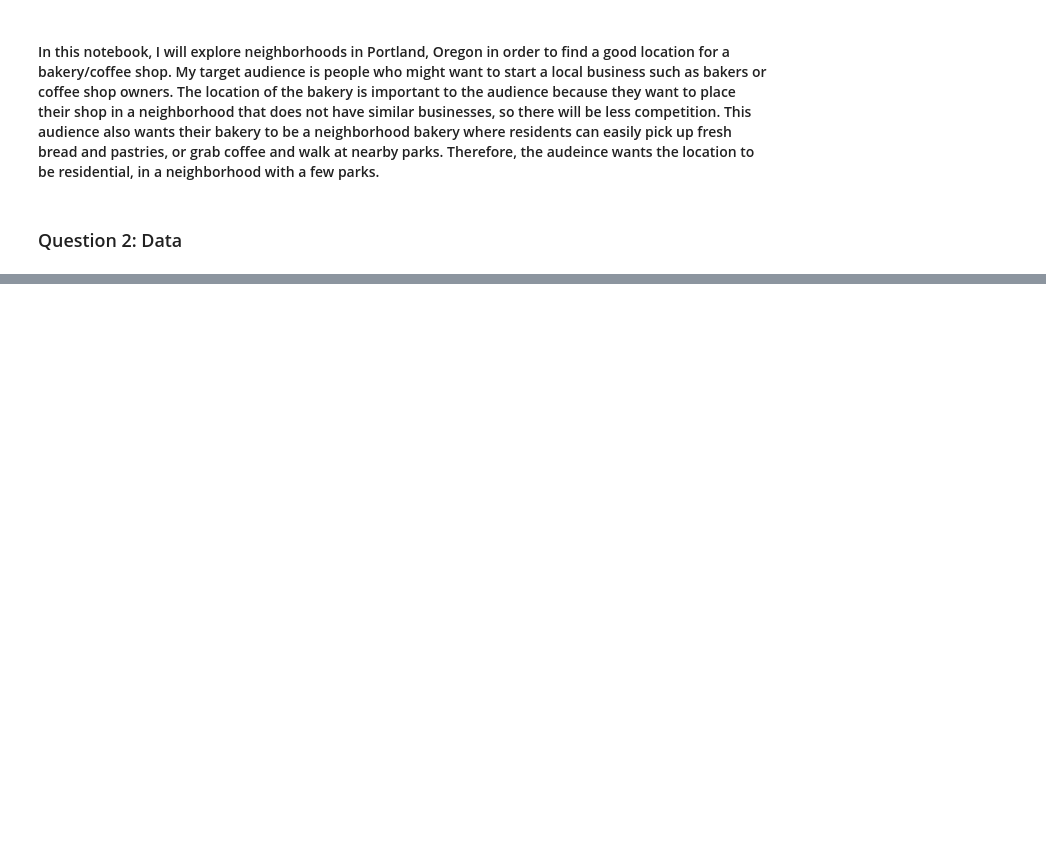
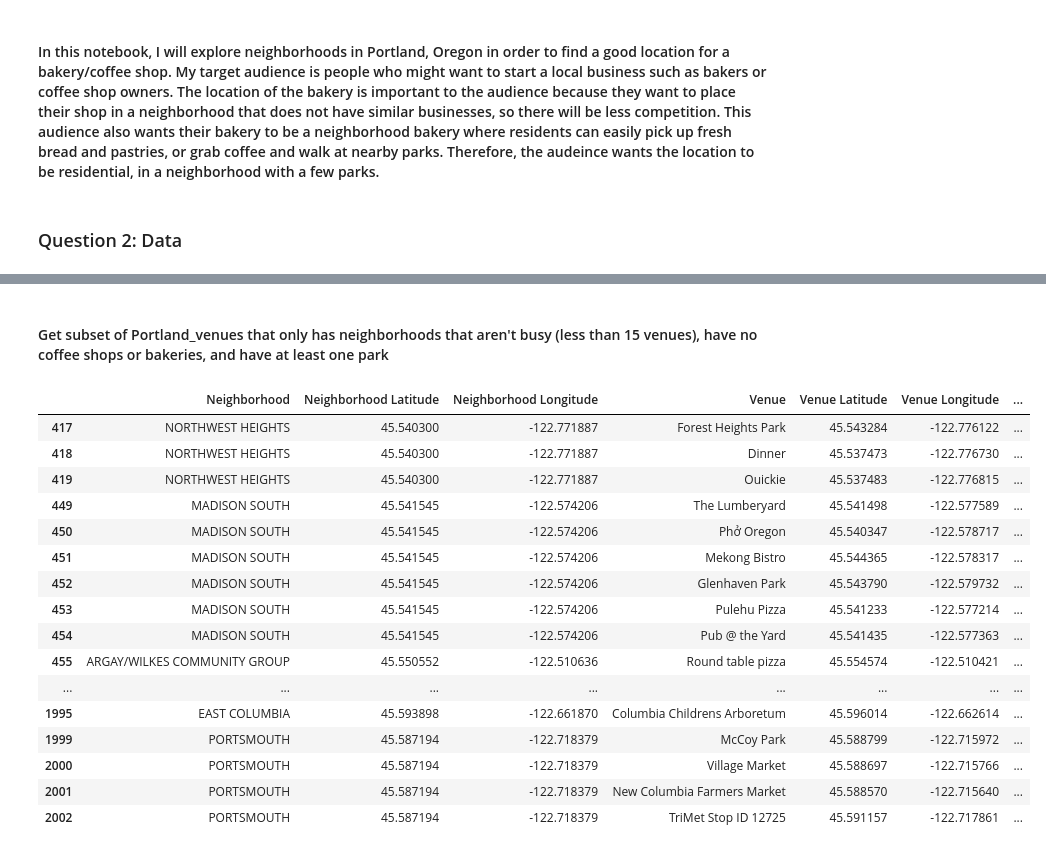
Before and after one commit to lindseykarr/Coursera_Capstone, a Jupyter notebook: Final Project: A Bakery inPOrtland, OR.ipynb, the cells around one changed output, grey strips where cells are left out. Cells and saved outputs as stored; diff of their text form; code cells hidden in the pictures; blank space fills up the shorter version.

```diff
--- a/Final Project: A Bakery inPOrtland, OR.ipynb
+++ b/Final Project: A Bakery inPOrtland, OR.ipynb
@@ -10,0 +429,3 @@
+# %%
+Portland_venues.reset_index(level =['Neighborhood'], inplace = True)
+Portland_venues.head()
@@ -10,0 +506,3 @@
+# %%
+# Thinking I don't need this...
+Portland_venues = Portland_venues.set_index("Neighborhood")
@@ -10,0 +751,3 @@
+# %%
+Portland_venues.reset_index(level =['Neighborhood'], inplace = True)
+Portland_venues.head()
@@ -10,0 +765,35 @@
+# %% [markdown]
+#### Get subset of Portland_venues that only has neighborhoods that aren't busy (less than 15 venues), have no coffee shops or bakeries, and have at least one park
+# %%
+parks = Portland_venues[Portland_venues['Neighborhood'].isin(['NORTHWEST HEIGHTS', 'MADISON SOUTH',
+       'ARGAY/WILKES COMMUNITY GROUP',
+       'PARKROSE HEIGHTS ASSOCIATION OF NEIGHBORS', 'GRANT PARK',
+       'HILLSIDE/NORTHWEST DISTRICT ASSN.', 'HILLSIDE', 'HILLSIDE',
+       'MT. TABOR', 'MILL PARK', 'BRIDLEMILE', 'FOSTER-POWELL',
+       'LENTS/POWELLHURST-GILBERT',
+       'HEALY HEIGHTS/SOUTHWEST HILLS RESIDENTIAL LEAGUE',
+       'CENTENNIAL COMMUNITY ASSN./PLEASANT VALLEY', 'PLEASANT VALLEY',
+       'SOUTHWEST HILLS RESIDENTIAL LEAGUE', 'HAYHURST', 'EASTMORELAND',
+       'BRENTWOOD-DARLINGTON', 'MC UNCLAIMED #11', 'MC UNCLAIMED #11',
+       'WEST PORTLAND PARK', 'WEST PORTLAND PARK', 'KENTON',
+       'EAST COLUMBIA', 'PORTSMOUTH'])]
+# %%
+parks
+# %% [output]
+|  | Neighborhood | Neighborhood Latitude | Neighborhood Longitude | Venue | Venue Latitude | Venue Longitude | ... |
+| 417 | NORTHWEST HEIGHTS | 45.540300 | -122.771887 | Forest Heights Park | 45.543284 | -122.776122 | ... |
+| 418 | NORTHWEST HEIGHTS | 45.540300 | -122.771887 | Dinner | 45.537473 | -122.776730 | ... |
+| 419 | NORTHWEST HEIGHTS | 45.540300 | -122.771887 | Ouickie | 45.537483 | -122.776815 | ... |
+| 449 | MADISON SOUTH | 45.541545 | -122.574206 | The Lumberyard | 45.541498 | -122.577589 | ... |
+| 450 | MADISON SOUTH | 45.541545 | -122.574206 | Phở Oregon | 45.540347 | -122.578717 | ... |
+| 451 | MADISON SOUTH | 45.541545 | -122.574206 | Mekong Bistro | 45.544365 | -122.578317 | ... |
+| 452 | MADISON SOUTH | 45.541545 | -122.574206 | Glenhaven Park | 45.543790 | -122.579732 | ... |
+| 453 | MADISON SOUTH | 45.541545 | -122.574206 | Pulehu Pizza | 45.541233 | -122.577214 | ... |
+| 454 | MADISON SOUTH | 45.541545 | -122.574206 | Pub @ the Yard | 45.541435 | -122.577363 | ... |
+| 455 | ARGAY/WILKES COMMUNITY GROUP | 45.550552 | -122.510636 | Round table pizza | 45.554574 | -122.510421 | ... |
+| ... | ... | ... | ... | ... | ... | ... | ... |
+| 1995 | EAST COLUMBIA | 45.593898 | -122.661870 | Columbia Childrens Arboretum | 45.596014 | -122.662614 | ... |
+| 1999 | PORTSMOUTH | 45.587194 | -122.718379 | McCoy Park | 45.588799 | -122.715972 | ... |
+| 2000 | PORTSMOUTH | 45.587194 | -122.718379 | Village Market | 45.588697 | -122.715766 | ... |
+| 2001 | PORTSMOUTH | 45.587194 | -122.718379 | New Columbia Farmers Market | 45.588570 | -122.715640 | ... |
+| 2002 | PORTSMOUTH | 45.587194 | -122.718379 | TriMet Stop ID 12725 | 45.591157 | -122.717861 | ... |
```
Also changed, not shown: parts of 106 cells of this notebook.
